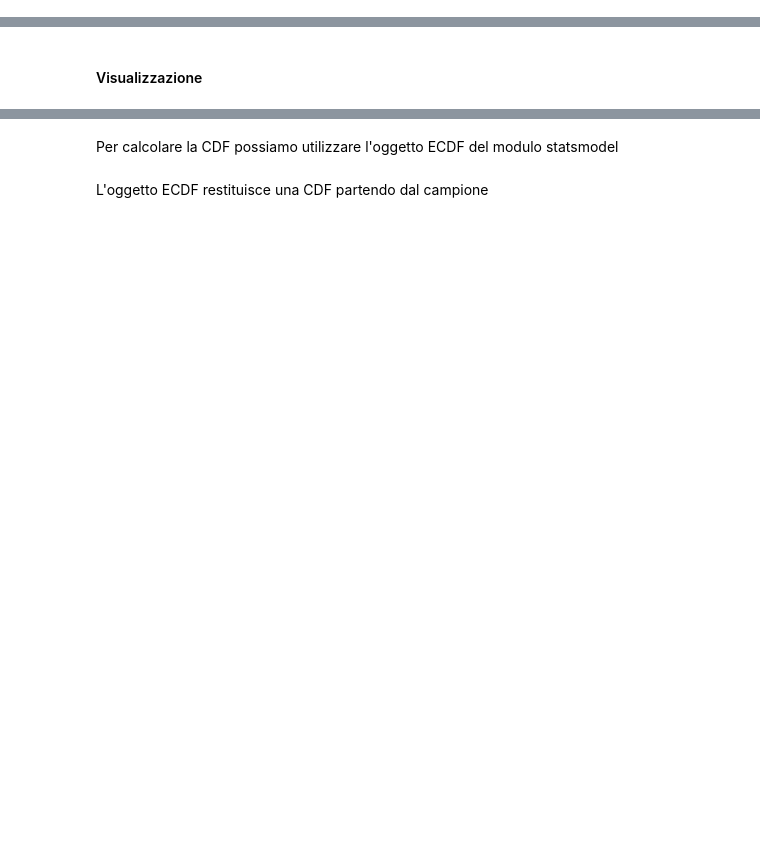
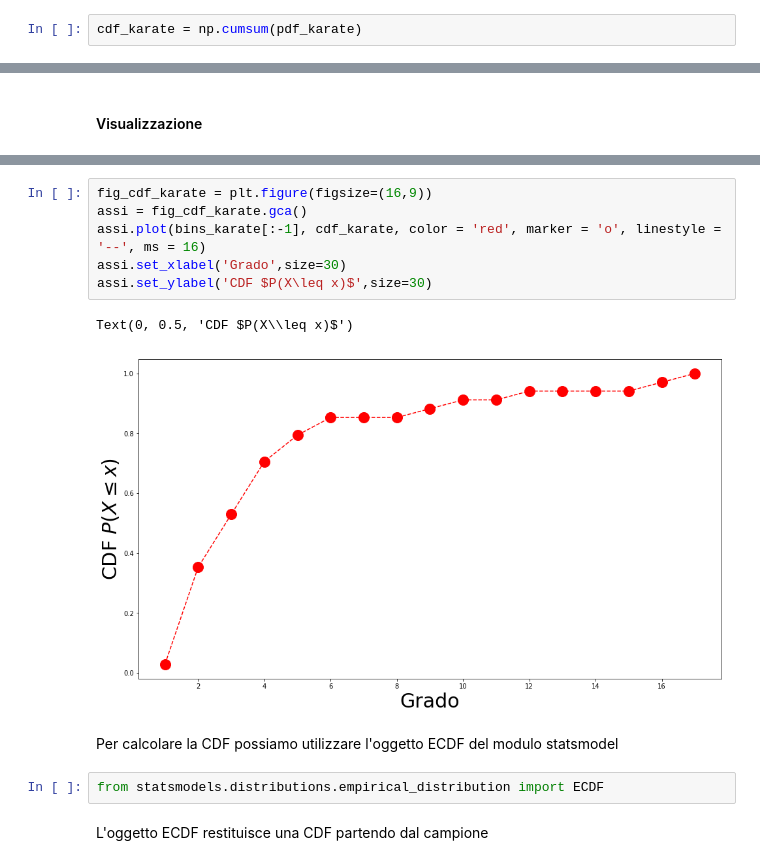
Before and after one commit to matzigno/SocialMediaMining2019, a Jupyter notebook: NetworkX.ipynb, the cells around one changed output, grey strips where cells are left out. Drawn from its saved outputs; the diff is of its cells as text; blank space fills up the shorter version.

```diff
--- a/NetworkX.ipynb
+++ b/NetworkX.ipynb
@@ -721,0 +727,2 @@ La funzione cumsum di numpy esegue questo tipo di sommatoria. Quindi posso facil
+# %%
+cdf_karate = np.cumsum(pdf_karate)
@@ -728,4 +738,15 @@ Text(0, 0.5, 'CDF')
+# %%
+fig_cdf_karate = plt.figure(figsize=(16,9))
+assi = fig_cdf_karate.gca()
+assi.plot(bins_karate[:-1], cdf_karate, color = 'red', marker = 'o', linestyle = '--', ms = 16)
+assi.set_xlabel('Grado',size=30)
+assi.set_ylabel('CDF $P(X\leq x)$',size=30)
+# %% [output]
+Text(0, 0.5, 'CDF $P(X\\leq x)$')
+[figure, added]
 # %% [markdown]
 Per calcolare la CDF possiamo utilizzare l'oggetto ECDF del modulo statsmodel
+# %%
+from statsmodels.distributions.empirical_distribution import ECDF
 # %% [markdown]
 L'oggetto ECDF restituisce una CDF partendo dal campione
```
Also changed, not shown: parts of 75 cells of this notebook.
